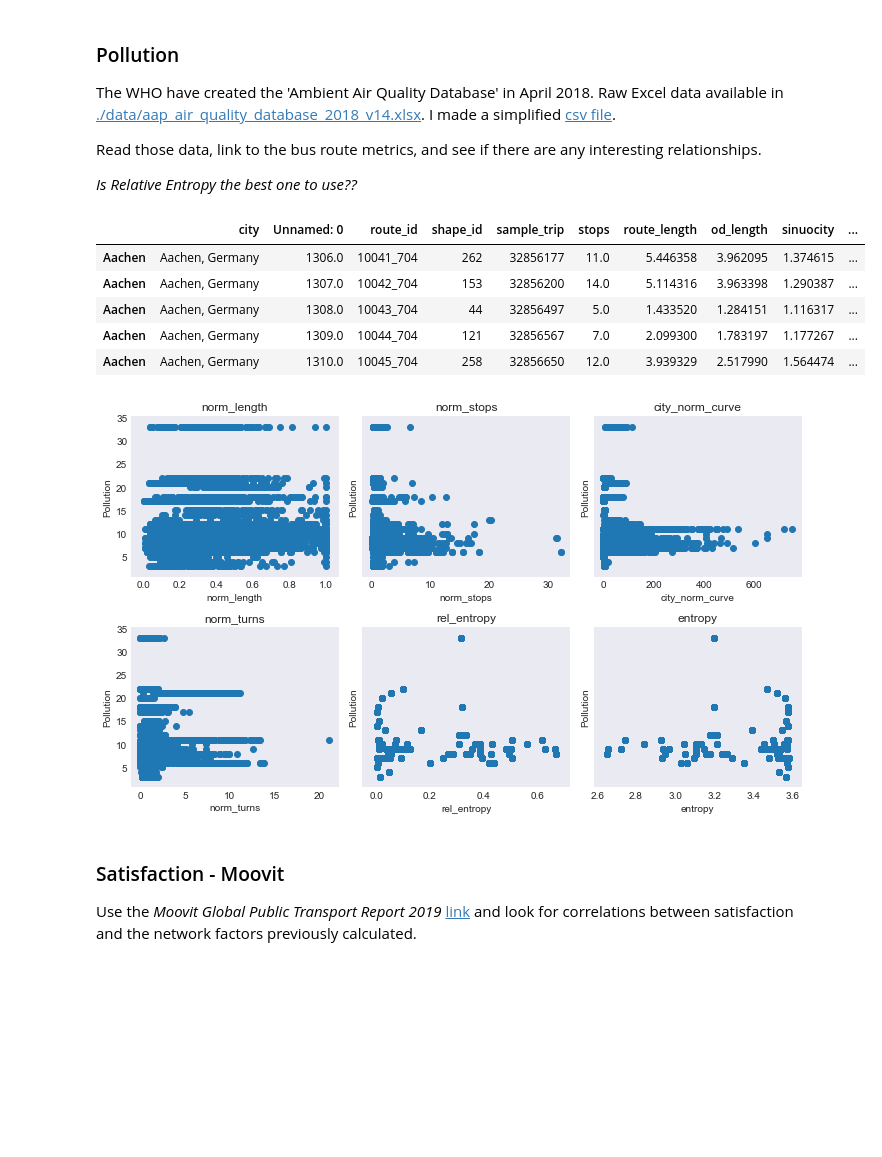
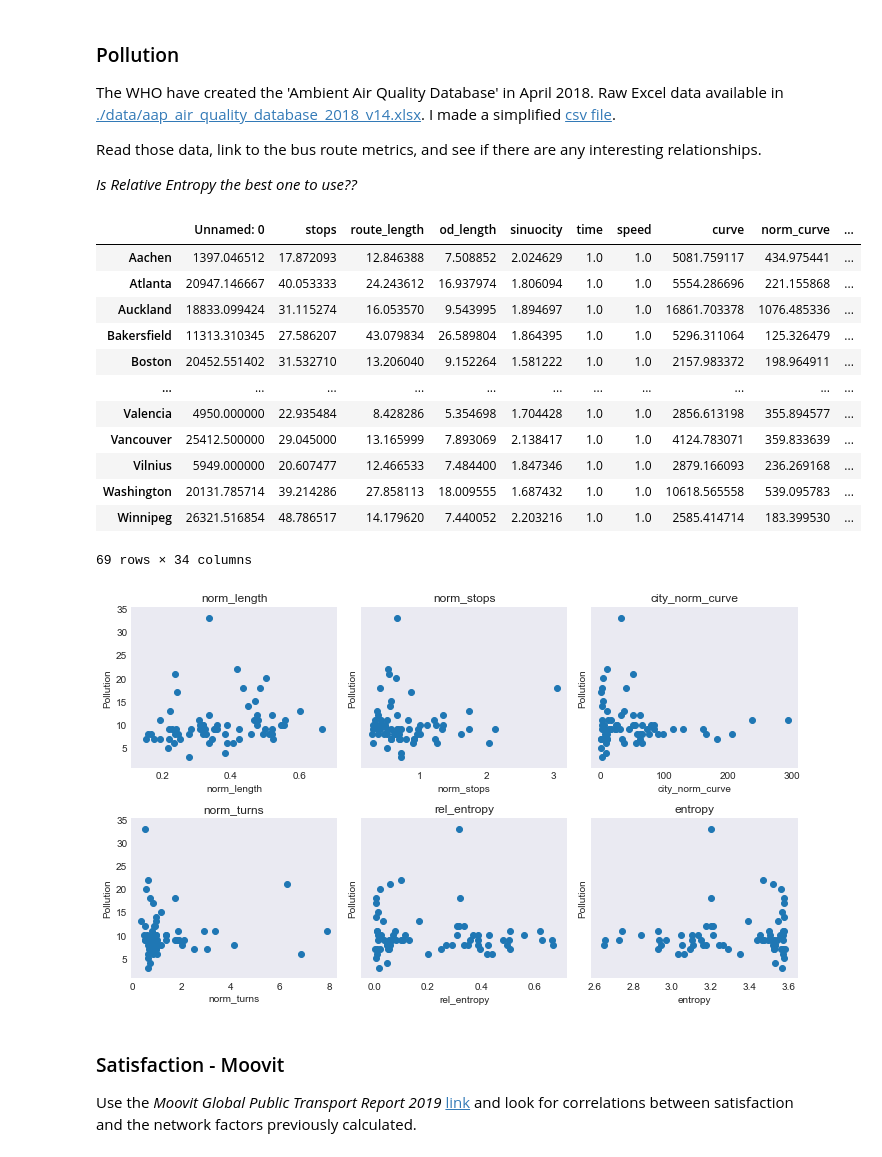
Before and after one commit to Urban-Analytics/BusAnalytics, a Jupyter notebook: Analysis/BusRouteAnalysis.ipynb, the cells around one changed output. Saved outputs shown, nothing was run; the diff lists cells and outputs as text; code cells hidden in the pictures; blank space fills up the shorter version.

```diff
--- a/Analysis/BusRouteAnalysis.ipynb
+++ b/Analysis/BusRouteAnalysis.ipynb
@@ -26,7 +26,7 @@ from sklearn import metrics
 from IPython.display import Markdown as md # allows markdown printing from python cell
 
 %matplotlib inline
-pd.set_option('display.max_rows', 1000)
+#pd.set_option('display.max_rows', 1000)
 pd.set_option('display.max_columns', 500)
 pd.set_option('display.width', 1000)
 pd.set_option('display.expand_frame_repr', False)
@@ -446,0 +449,3 @@ Possible factors to explore:
+# %%
+city_metrics = route_city_metrics.groupby('CityName').mean().reset_index()  # ('reset_index' creates the 'CityName')
+city_metrics
@@ -455,17 +474,24 @@ _Is Relative Entropy the best one to use??_
 # %%
 # link to pollution data and do some plots
 pollution = pd.read_csv("./data/aap_air_quality_database_2018_v14.csv")
 
 # Join
-metrics_pollution = route_city_metrics.set_index("CityName").join(pollution.set_index("City/Town"))
-metrics_pollution.head()
+metrics_pollution = city_metrics.set_index("CityName").join(pollution.set_index("City/Town"), how="inner")
+metrics_pollution
 # %% [output]
-|  | city | Unnamed: 0 | route_id | shape_id | sample_trip | stops | route_length | od_length | sinuocity | ... |
-| Aachen | Aachen, Germany | 1306.0 | 10041_704 | 262 | 32856177 | 11.0 | 5.446358 | 3.962095 | 1.374615 | ... |
-| Aachen | Aachen, Germany | 1307.0 | 10042_704 | 153 | 32856200 | 14.0 | 5.114316 | 3.963398 | 1.290387 | ... |
-| Aachen | Aachen, Germany | 1308.0 | 10043_704 | 44 | 32856497 | 5.0 | 1.433520 | 1.284151 | 1.116317 | ... |
-| Aachen | Aachen, Germany | 1309.0 | 10044_704 | 121 | 32856567 | 7.0 | 2.099300 | 1.783197 | 1.177267 | ... |
-| Aachen | Aachen, Germany | 1310.0 | 10045_704 | 258 | 32856650 | 12.0 | 3.939329 | 2.517990 | 1.564474 | ... |
+|  | Unnamed: 0 | stops | route_length | od_length | sinuocity | time | speed | curve | norm_curve | ... |
+| Aachen | 1397.046512 | 17.872093 | 12.846388 | 7.508852 | 2.024629 | 1.0 | 1.0 | 5081.759117 | 434.975441 | ... |
+| Atlanta | 20947.146667 | 40.053333 | 24.243612 | 16.937974 | 1.806094 | 1.0 | 1.0 | 5554.286696 | 221.155868 | ... |
+| Auckland | 18833.099424 | 31.115274 | 16.053570 | 9.543995 | 1.894697 | 1.0 | 1.0 | 16861.703378 | 1076.485336 | ... |
+| Bakersfield | 11313.310345 | 27.586207 | 43.079834 | 26.589804 | 1.864395 | 1.0 | 1.0 | 5296.311064 | 125.326479 | ... |
+| Boston | 20452.551402 | 31.532710 | 13.206040 | 9.152264 | 1.581222 | 1.0 | 1.0 | 2157.983372 | 198.964911 | ... |
+| ... | ... | ... | ... | ... | ... | ... | ... | ... | ... | ... |
+| Valencia | 4950.000000 | 22.935484 | 8.428286 | 5.354698 | 1.704428 | 1.0 | 1.0 | 2856.613198 | 355.894577 | ... |
+| Vancouver | 25412.500000 | 29.045000 | 13.165999 | 7.893069 | 2.138417 | 1.0 | 1.0 | 4124.783071 | 359.833639 | ... |
+| Vilnius | 5949.000000 | 20.607477 | 12.466533 | 7.484400 | 1.847346 | 1.0 | 1.0 | 2879.166093 | 236.269168 | ... |
+| Washington | 20131.785714 | 39.214286 | 27.858113 | 18.009555 | 1.687432 | 1.0 | 1.0 | 10618.565558 | 539.095783 | ... |
+| Winnipeg | 26321.516854 | 48.786517 | 14.179620 | 7.440052 | 2.203216 | 1.0 | 1.0 | 2585.414714 | 183.399530 | ... |
+69 rows × 34 columns
 # %%
 fig, axes = plt.subplots(nrows=2, ncols=3, sharex=False, sharey=True, figsize=(10,6))
 
@@ -478,7 +504,7 @@ for i, var in enumerate(['norm_length', 'norm_stops', 'city_norm_curve', 'norm_t
 
 fig.tight_layout()
 # %% [output]
-[figure, old version]
+[figure, new version]
 # %% [markdown]
 ### Satisfaction - Moovit
 
```
Also changed, not shown: parts of 9 cells of this notebook.
